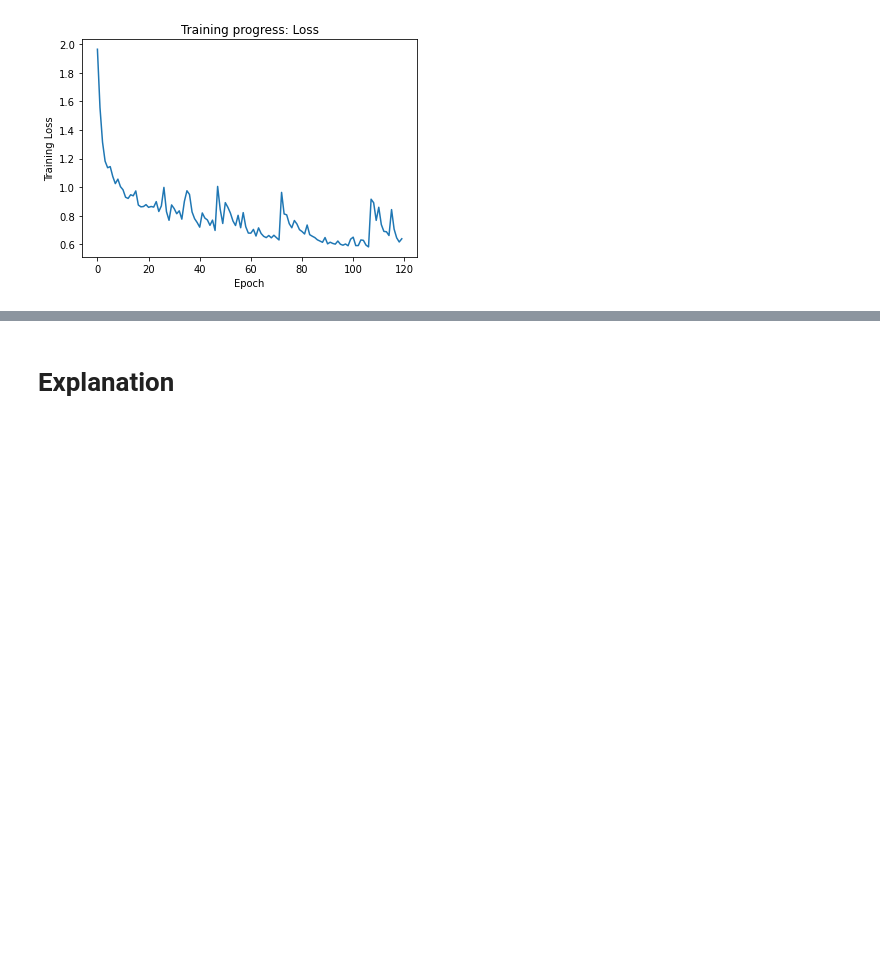
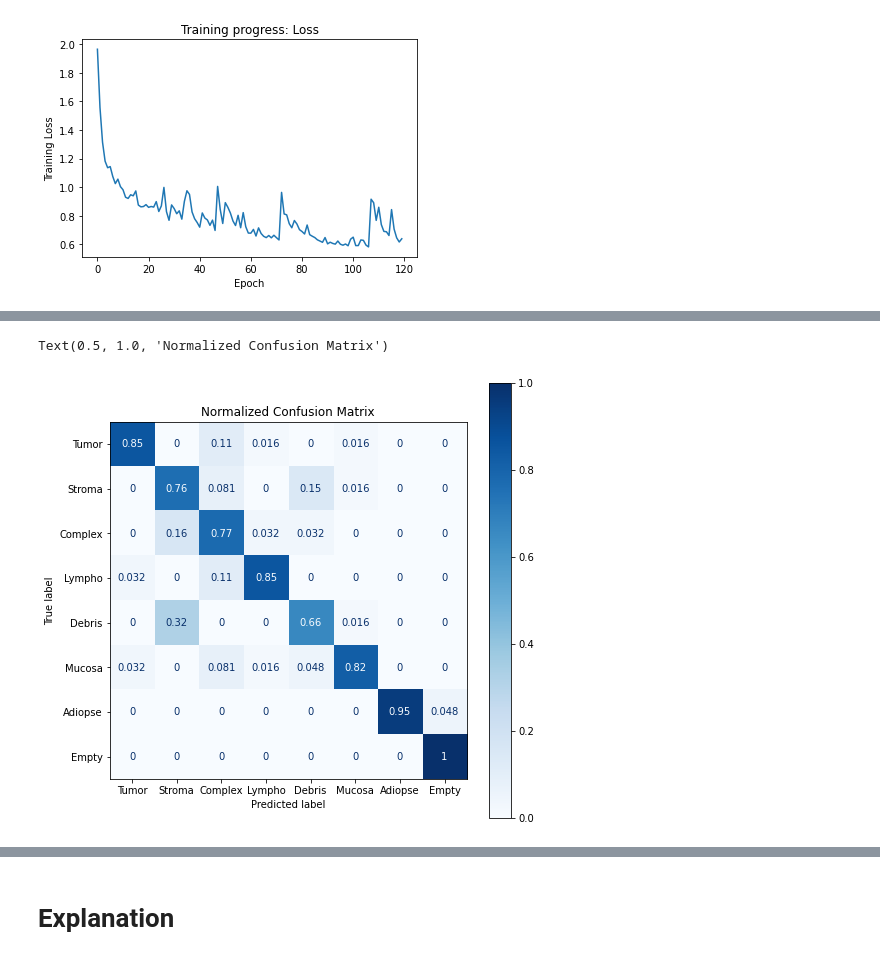
Before and after one commit to scumzilla/-ECE1512_2022W_ProjectRepo_StephanieDiNunzio, a Jupyter notebook: Project A/Project_A_Supp/HMT.ipynb, the cells around one changed output, grey strips where cells are left out. Saved outputs shown, nothing was run; the diff lists cells and outputs as text; code cells hidden in the pictures; blank space fills up the shorter version.

```diff
--- a/Project A/Project_A_Supp/HMT.ipynb
+++ b/Project A/Project_A_Supp/HMT.ipynb
@@ -180,5 +162,7 @@ Text(0.5, 1.0, 'Training progress: Loss')
 
 # Evaluate the model on the test data using `evaluate`
 print("Evaluate on test data")
-results = model.evaluate(test_generator, test_labels, batch_size=32)
+
+#print(test_labels.shape)
+results = model.evaluate_generator(generator=test_generator)
 print("test loss, test acc:", results)
@@ -184,0 +213,29 @@ print("test loss, test acc:", results)
+# %%
+# E Confusion Matrix
+from sklearn.metrics import ConfusionMatrixDisplay
+pred = model.predict_generator(test_generator)
+pred_classes = np.argmax(pred,axis=-1)
+
+test_labels = []
+for j in range(len(test_generator)):
+    labels = test_generator[j][1]
+    for i, data in enumerate(labels):
+        test_labels.append(np.argmax(data))
+
+title = "Normalized Confusion Matrix"
+
+class_names = ['Tumor', 'Stroma', 'Complex', 'Lympho', 'Debris', 'Mucosa', 'Adiopse', 'Empty']
+
+fig, ax = plt.subplots(figsize=(8,8))
+
+disp = ConfusionMatrixDisplay.from_predictions(
+        test_labels,
+        pred_classes,
+        display_labels=class_names,
+        cmap=plt.cm.Blues, ax=ax,
+        normalize='true',
+    )
+disp.ax_.set_title(title)
+# %% [output]
+Text(0.5, 1.0, 'Normalized Confusion Matrix')
+[figure, added]
```
Also changed, not shown: parts of 15 cells of this notebook, 12 other files.
